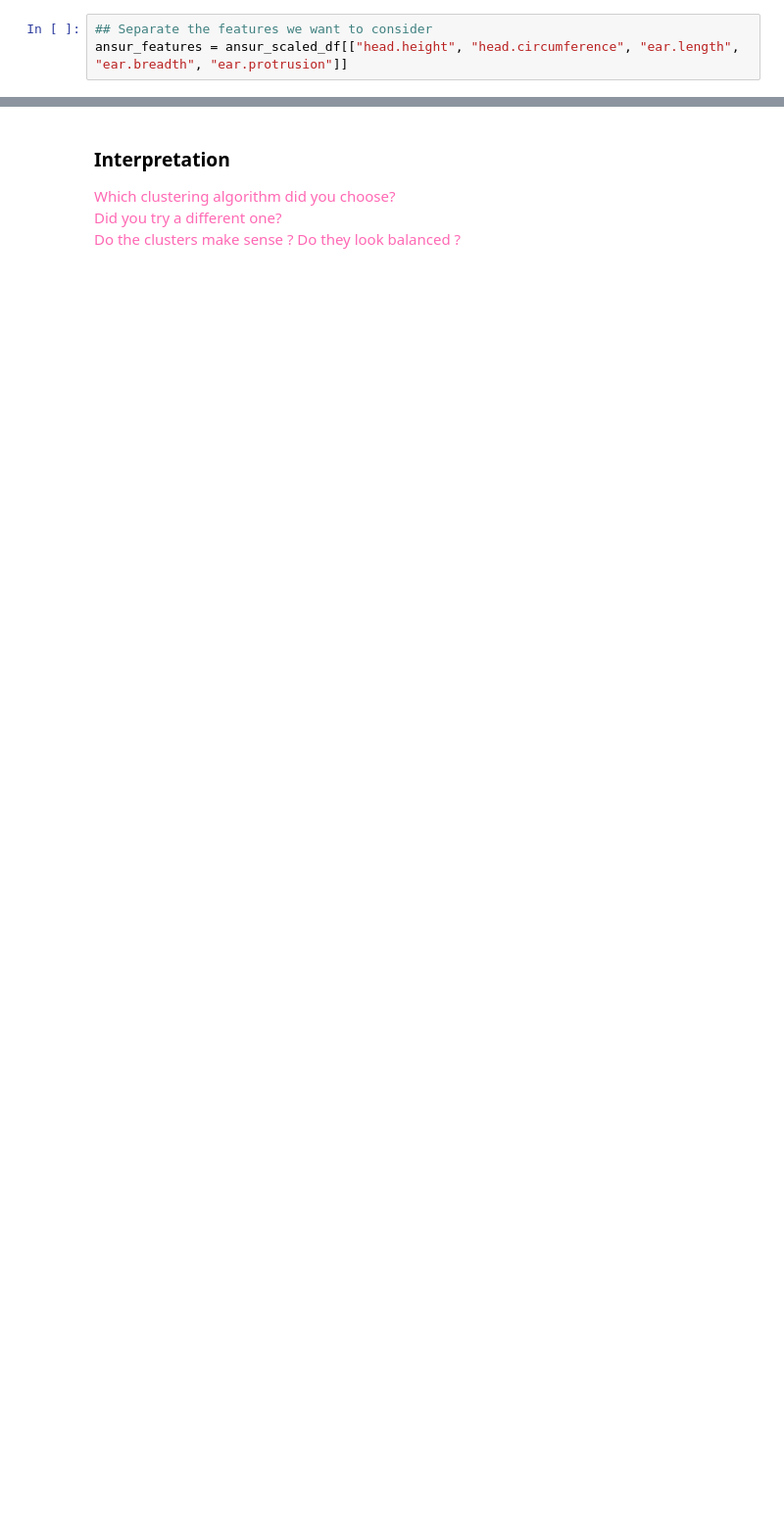
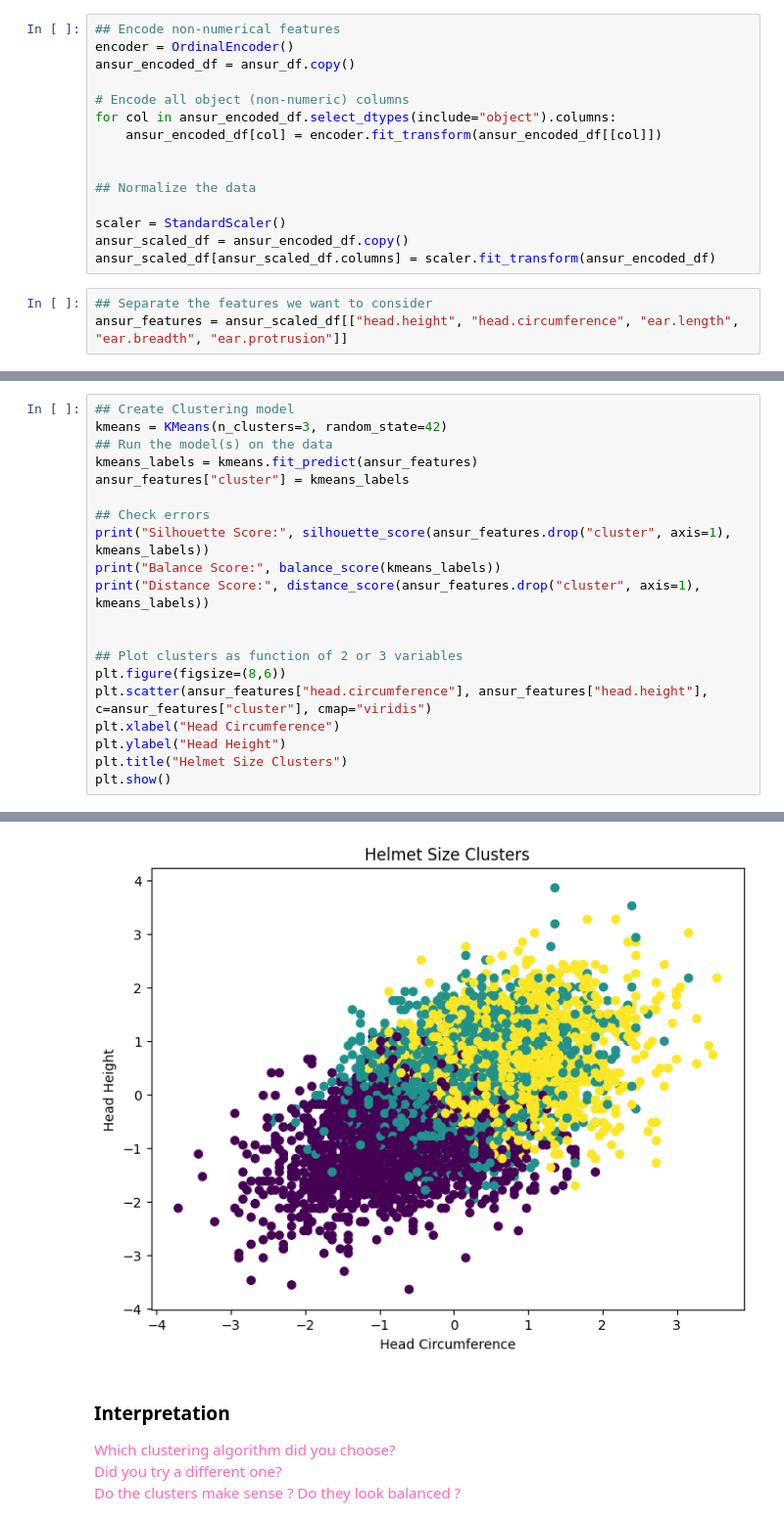
Before and after one commit to DT-ML-FA25/Homework09, a Jupyter notebook: Homework09.ipynb, the cells around one changed output, grey strips where cells are left out. Shown at 98% size. Drawn from its saved outputs; the diff is of its cells as text; blank space fills up the shorter version.

```diff
--- a/Homework09.ipynb
+++ b/Homework09.ipynb
@@ -84,3 +108,18 @@ For step $5$, it's fine to just pick an algorithm ahead of time to see what happ
+# %%
+## Encode non-numerical features
+encoder = OrdinalEncoder()
+ansur_encoded_df = ansur_df.copy()
+
+# Encode all object (non-numeric) columns
+for col in ansur_encoded_df.select_dtypes(include="object").columns:
+    ansur_encoded_df[col] = encoder.fit_transform(ansur_encoded_df[[col]])
+
+
+## Normalize the data
+
+scaler = StandardScaler()
+ansur_scaled_df = ansur_encoded_df.copy()
+ansur_scaled_df[ansur_scaled_df.columns] = scaler.fit_transform(ansur_encoded_df)
 # %%
 ## Separate the features we want to consider
 ansur_features = ansur_scaled_df[["head.height", "head.circumference", "ear.length", "ear.breadth", "ear.protrusion"]]
@@ -94,0 +126,21 @@ ansur_features = ansur_scaled_df[["head.height", "head.circumference", "ear.leng
+# %%
+## Create Clustering model
+kmeans = KMeans(n_clusters=3, random_state=42)
+## Run the model(s) on the data
+kmeans_labels = kmeans.fit_predict(ansur_features)
+ansur_features["cluster"] = kmeans_labels
+
+## Check errors
+print("Silhouette Score:", silhouette_score(ansur_features.drop("cluster", axis=1), kmeans_labels))
+print("Balance Score:", balance_score(kmeans_labels))
+print("Distance Score:", distance_score(ansur_features.drop("cluster", axis=1), kmeans_labels))
+
+
+## Plot clusters as function of 2 or 3 variables
+plt.figure(figsize=(8,6))
+plt.scatter(ansur_features["head.circumference"], ansur_features["head.height"], c=ansur_features["cluster"], cmap="viridis")
+plt.xlabel("Head Circumference")
+plt.ylabel("Head Height")
+plt.title("Helmet Size Clusters")
+plt.show()
+# %% [output]
@@ -95,3 +155,4 @@ ansur_features = ansur_scaled_df[["head.height", "head.circumference", "ear.leng
+[figure, added]
 # %% [markdown]
 ### Interpretation
 
```
Also changed, not shown: parts of 21 cells of this notebook.
